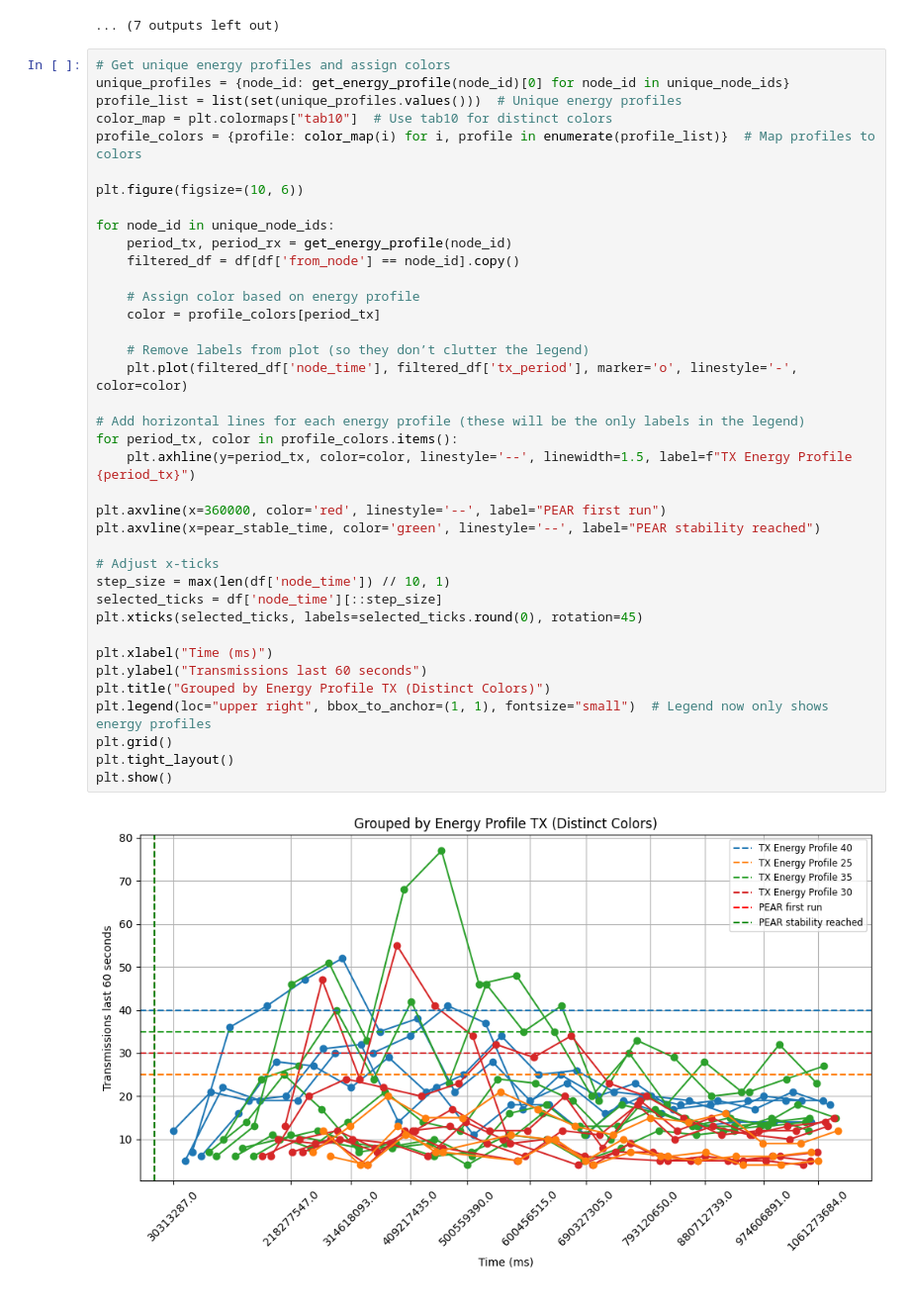
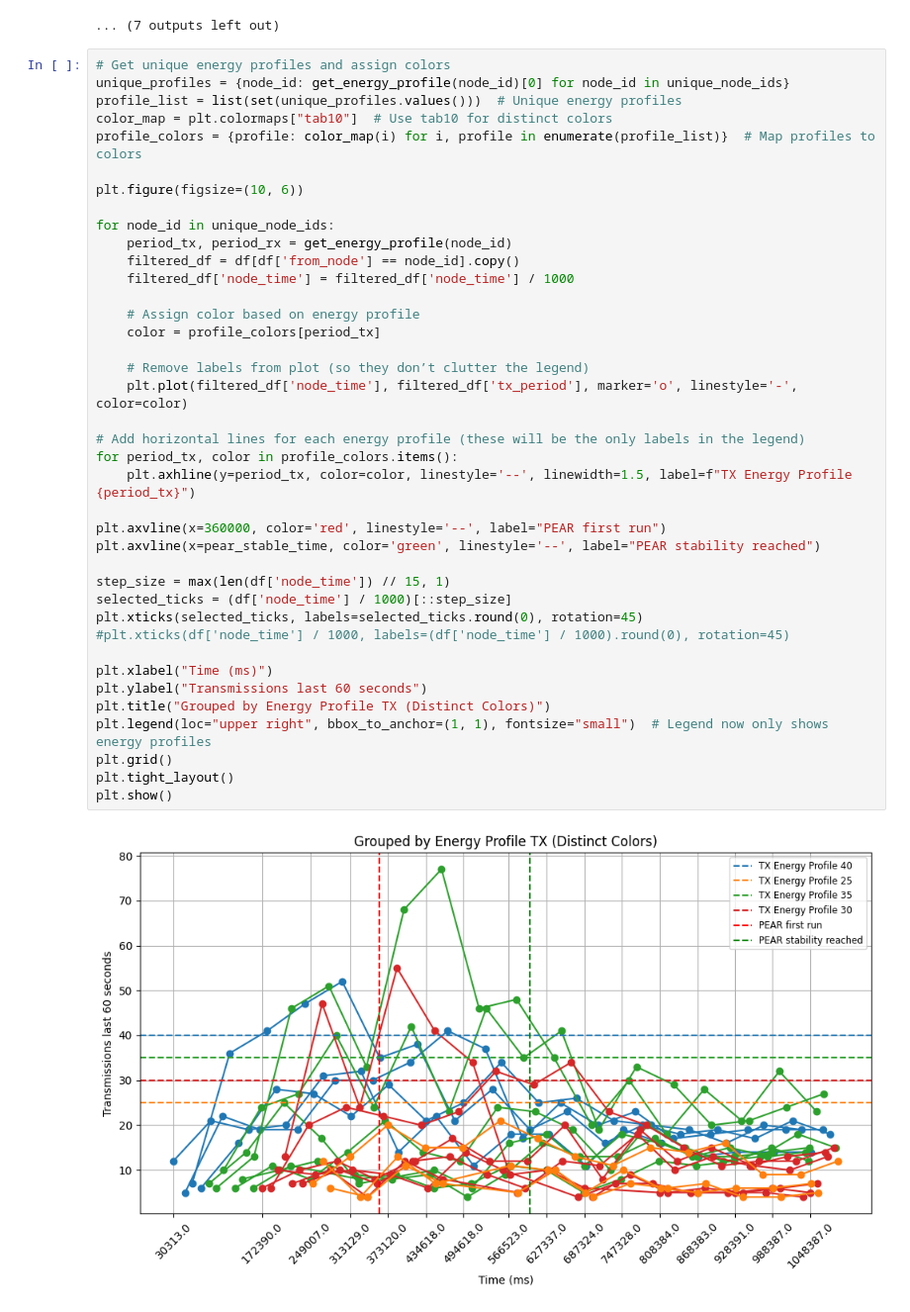
Before and after one commit to NikolajRFA/painlessPEARMesh, a Jupyter notebook: tools/graphs.ipynb, the cells around one changed output. Shown at 99% size. Saved outputs shown, nothing was run; the diff lists cells and outputs as text.

Commit message:
Fixed issue with node_time and xtics

```diff
--- a/tools/graphs.ipynb
+++ b/tools/graphs.ipynb
@@ -89,37 +89,38 @@ profile_colors = {profile: color_map(i) for i, profile in enumerate(profile_list
 
 plt.figure(figsize=(10, 6))
 
 for node_id in unique_node_ids:
     period_tx, period_rx = get_energy_profile(node_id)
     filtered_df = df[df['from_node'] == node_id].copy()
+    filtered_df['node_time'] = filtered_df['node_time'] / 1000
 
     # Assign color based on energy profile
     color = profile_colors[period_tx]
 
     # Remove labels from plot (so they don’t clutter the legend)
     plt.plot(filtered_df['node_time'], filtered_df['tx_period'], marker='o', linestyle='-', color=color)
 
 # Add horizontal lines for each energy profile (these will be the only labels in the legend)
 for period_tx, color in profile_colors.items():
     plt.axhline(y=period_tx, color=color, linestyle='--', linewidth=1.5, label=f"TX Energy Profile {period_tx}")
 
 plt.axvline(x=360000, color='red', linestyle='--', label="PEAR first run")
 plt.axvline(x=pear_stable_time, color='green', linestyle='--', label="PEAR stability reached")
 
-# Adjust x-ticks
-step_size = max(len(df['node_time']) // 10, 1)
-selected_ticks = df['node_time'][::step_size]
+step_size = max(len(df['node_time']) // 15, 1)
+selected_ticks = (df['node_time'] / 1000)[::step_size]
 plt.xticks(selected_ticks, labels=selected_ticks.round(0), rotation=45)
+#plt.xticks(df['node_time'] / 1000, labels=(df['node_time'] / 1000).round(0), rotation=45)
 
 plt.xlabel("Time (ms)")
 plt.ylabel("Transmissions last 60 seconds")
 plt.title("Grouped by Energy Profile TX (Distinct Colors)")
 plt.legend(loc="upper right", bbox_to_anchor=(1, 1), fontsize="small")  # Legend now only shows energy profiles
 plt.grid()
 plt.tight_layout()
 plt.show()
 # %% [output]
-[figure, old version]
+[figure, new version]
 # %%
 # Get unique energy profiles and assign colors
 unique_profiles = {node_id: get_energy_profile(node_id)[1] for node_id in unique_node_ids}
```
Also changed, not shown: parts of 1 cell of this notebook.
